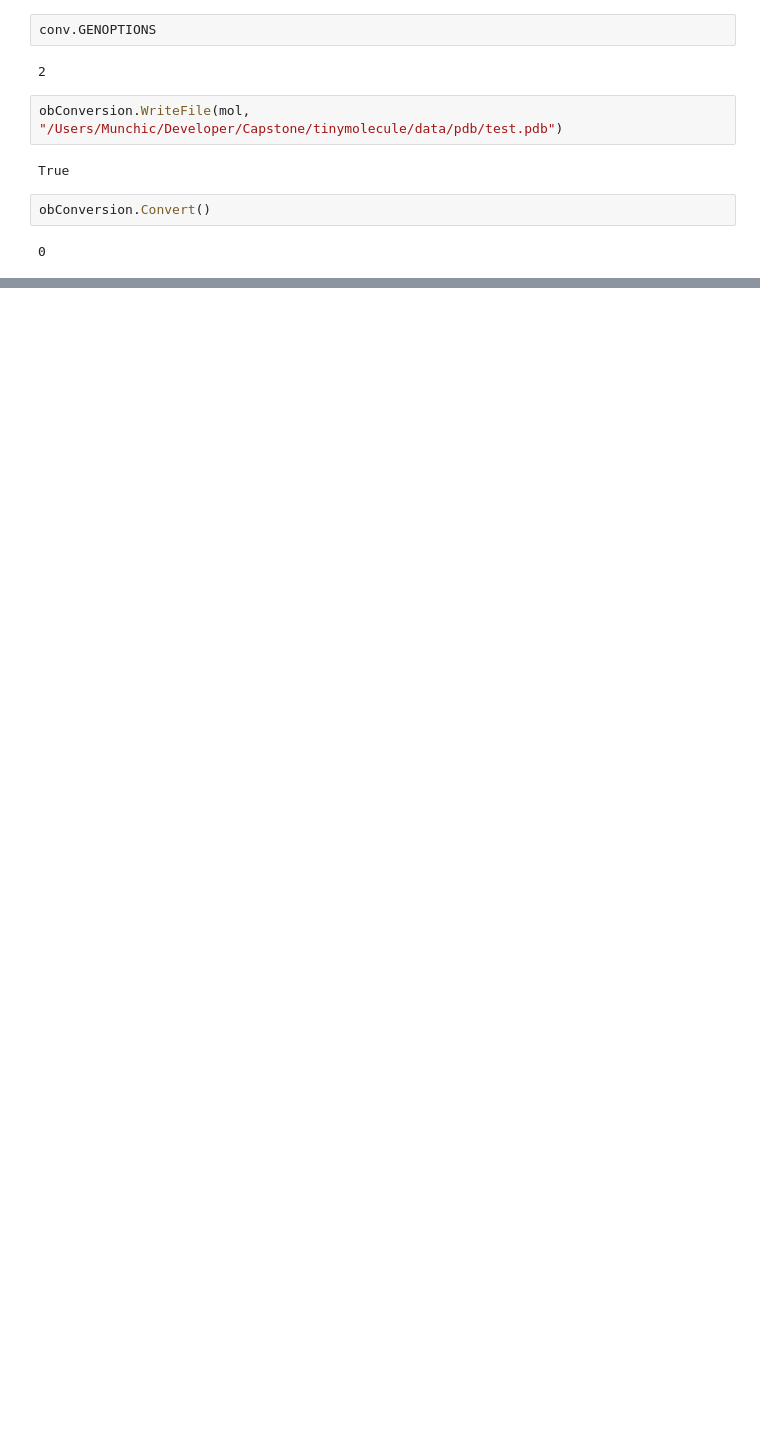
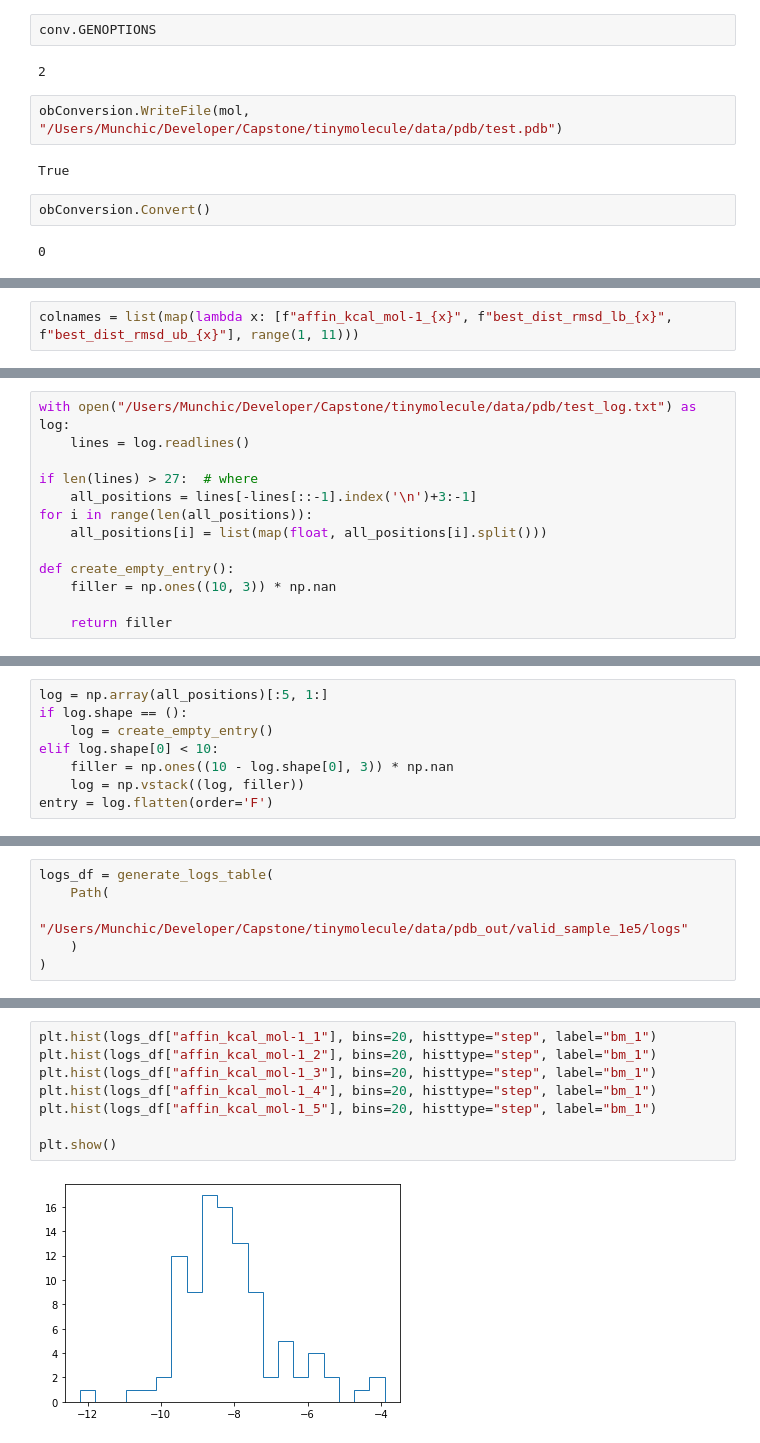
Before and after one commit to Munchic/tinymolecule, a Jupyter notebook: analysis/playground.ipynb, the cells around one changed output, grey strips where cells are left out. Cells and saved outputs as stored; diff of their text form; blank space fills up the shorter version.

```diff
--- a/analysis/playground.ipynb
+++ b/analysis/playground.ipynb
@@ -421,0 +451,2 @@ obConversion.Convert()
+# %%
+colnames = list(map(lambda x: [f"affin_kcal_mol-1_{x}", f"best_dist_rmsd_lb_{x}", f"best_dist_rmsd_ub_{x}"], range(1, 11)))
@@ -421,0 +462,13 @@ obConversion.Convert()
+# %%
+with open("/Users/Munchic/Developer/Capstone/tinymolecule/data/pdb/test_log.txt") as log:
+    lines = log.readlines()
+
+if len(lines) > 27:  # where
+    all_positions = lines[-lines[::-1].index('\n')+3:-1]
+for i in range(len(all_positions)):
+    all_positions[i] = list(map(float, all_positions[i].split()))
+
+def create_empty_entry():
+    filler = np.ones((10, 3)) * np.nan
+
+    return filler
@@ -421,0 +530,8 @@ obConversion.Convert()
+# %%
+log = np.array(all_positions)[:5, 1:]
+if log.shape == ():
+    log = create_empty_entry()
+elif log.shape[0] < 10:
+    filler = np.ones((10 - log.shape[0], 3)) * np.nan
+    log = np.vstack((log, filler))
+entry = log.flatten(order='F')
@@ -421,0 +649,6 @@ obConversion.Convert()
+# %%
+logs_df = generate_logs_table(
+    Path(
+        "/Users/Munchic/Developer/Capstone/tinymolecule/data/pdb_out/valid_sample_1e5/logs"
+    )
+)
@@ -421,0 +665,10 @@ obConversion.Convert()
+# %%
+plt.hist(logs_df["affin_kcal_mol-1_1"], bins=20, histtype="step", label="bm_1")
+plt.hist(logs_df["affin_kcal_mol-1_2"], bins=20, histtype="step", label="bm_1")
+plt.hist(logs_df["affin_kcal_mol-1_3"], bins=20, histtype="step", label="bm_1")
+plt.hist(logs_df["affin_kcal_mol-1_4"], bins=20, histtype="step", label="bm_1")
+plt.hist(logs_df["affin_kcal_mol-1_5"], bins=20, histtype="step", label="bm_1")
+
+plt.show()
+# %% [output]
+[figure, added]
```
Also changed, not shown: parts of 22 cells of this notebook, 3 other files.
